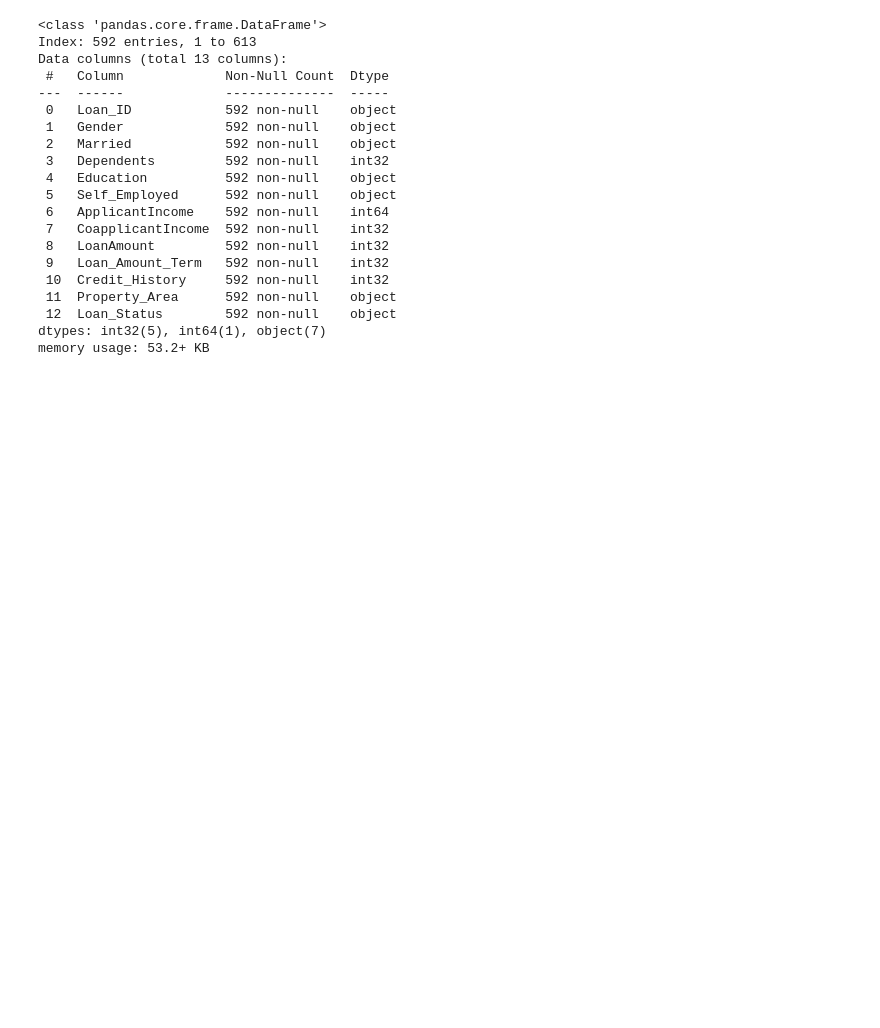
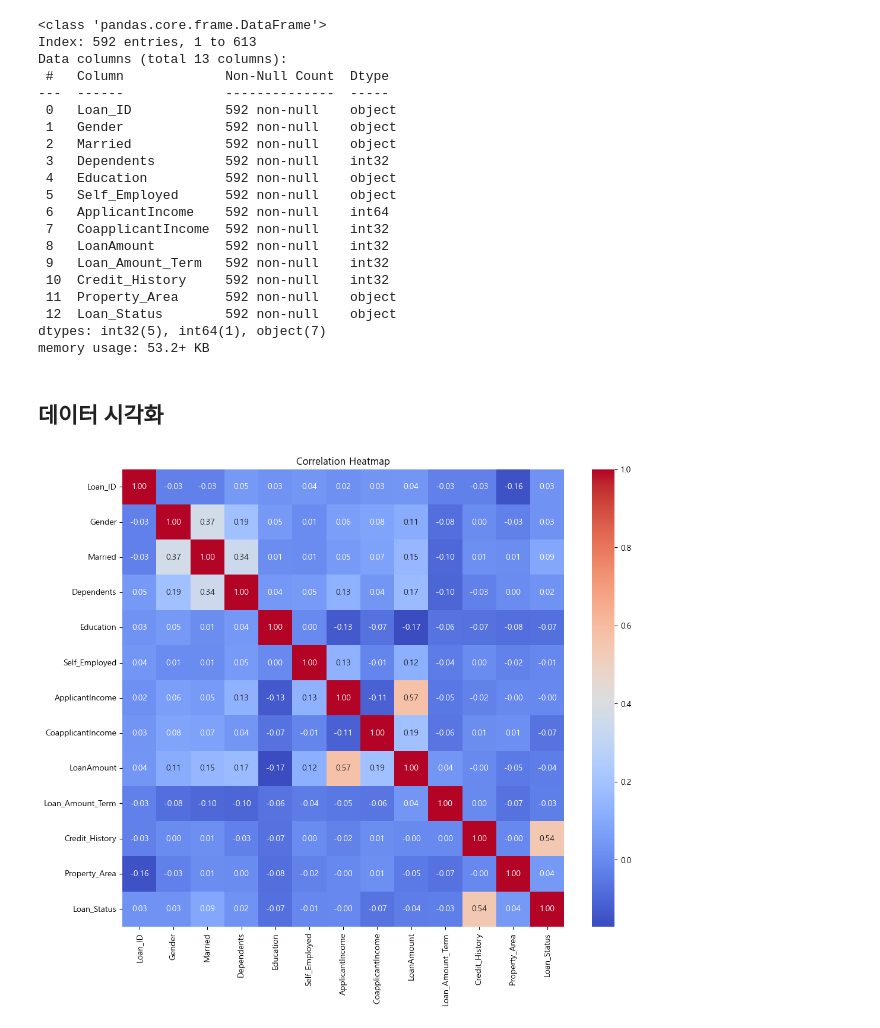
Before and after one commit to GIRL-0/Loan_Status_Prediction, a Jupyter notebook: EDA.ipynb, the cells around one changed output. Saved outputs shown, nothing was run; the diff lists cells and outputs as text; code cells hidden in the pictures; blank space fills up the shorter version.

Commit message:
[Feat] Data Visualization

```diff
--- a/EDA.ipynb
+++ b/EDA.ipynb
@@ -170,3 +172,22 @@ Data columns (total 13 columns):
  12  Loan_Status        592 non-null    object
 dtypes: int32(5), int64(1), object(7)
 memory usage: 53.2+ KB
+# %% [markdown]
+## 데이터 시각화
+# %%
+# LabelEncoding to object columns
+
+df_temp = df.copy()
+
+for column in df_temp.select_dtypes(include=['object']).columns:
+    le = LabelEncoder()
+    df_temp[column] = le.fit_transform(df_temp[column].astype(str))
+
+# draw heatmap
+corr_matrix = df_temp.corr()
+plt.figure(figsize=(12, 10))
+sns.heatmap(corr_matrix, annot=True, cmap='coolwarm', fmt=".2f")
+plt.title('Correlation Heatmap')
+plt.show()
+# %% [output]
+[figure, added]
```
Also changed, not shown: parts of 5 cells of this notebook.
